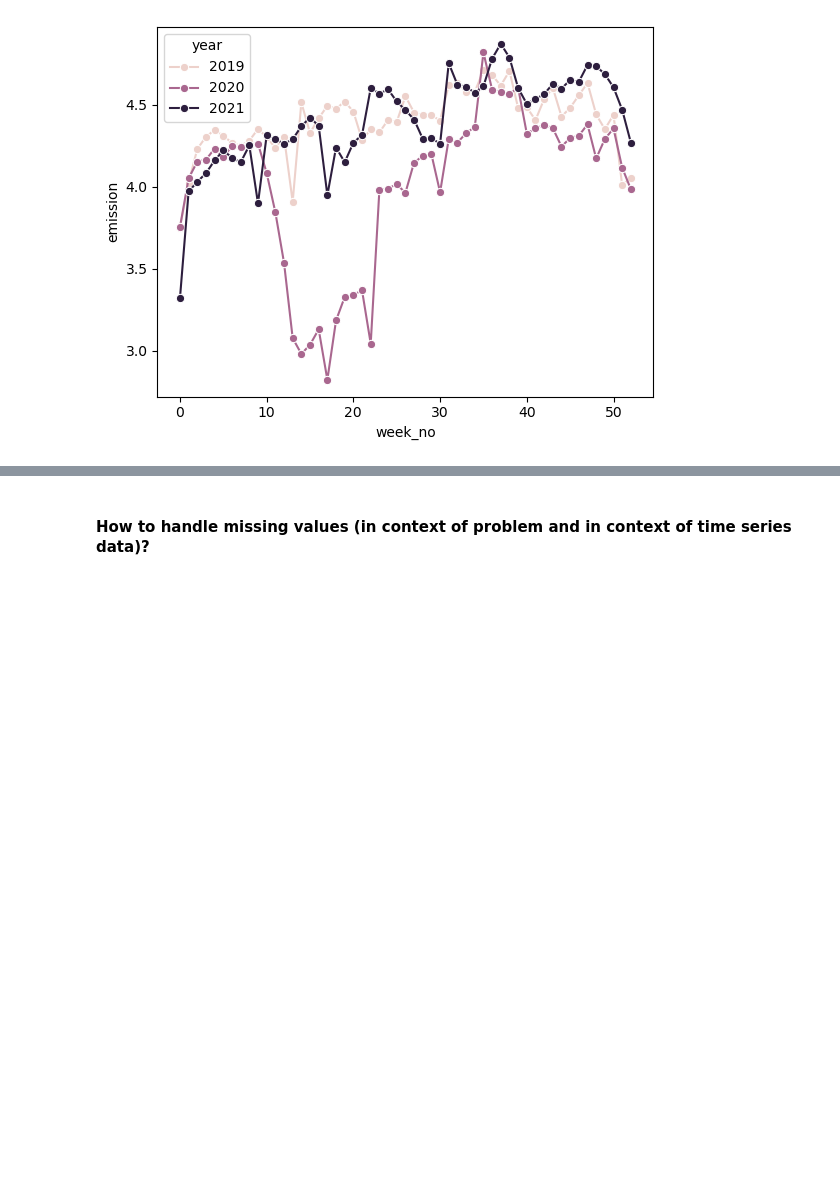
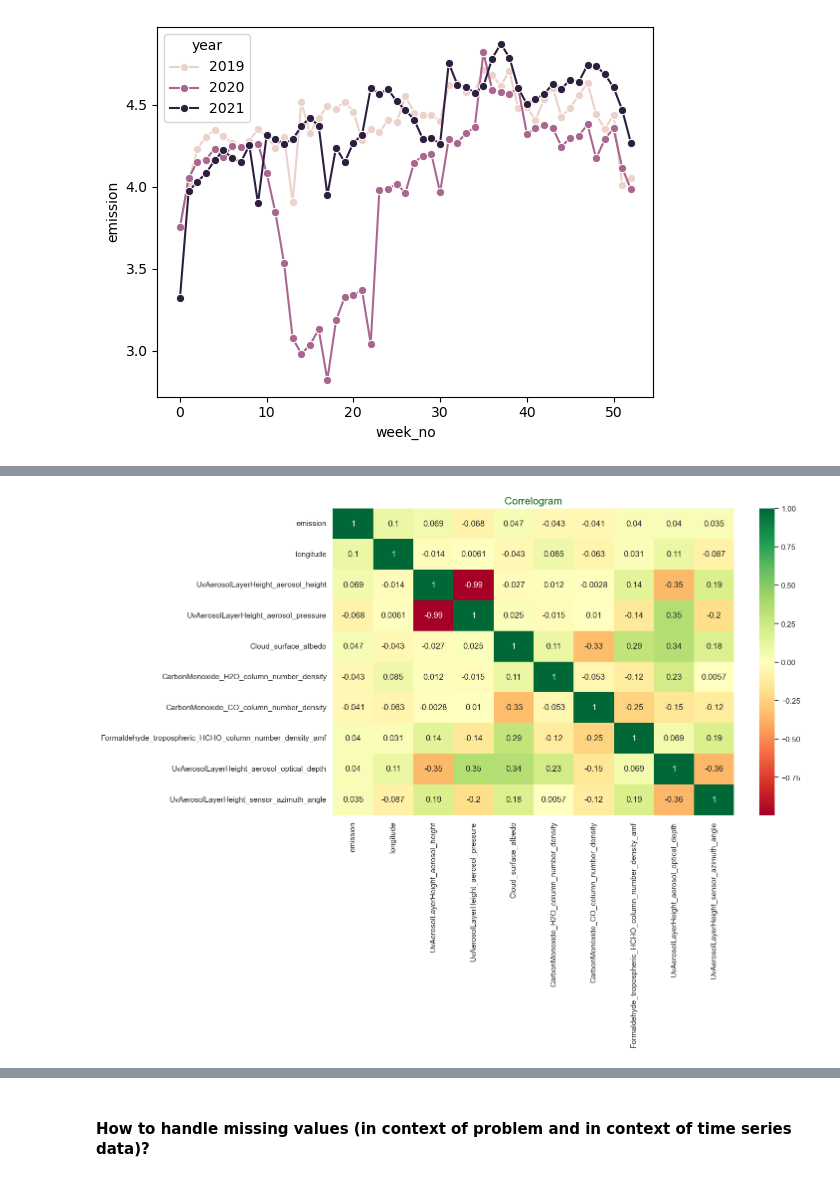
Before and after one commit to aschlecht1/MLM24_Predict-CO2-Emissions-in-Rwanda, a Jupyter notebook: CO2 Emissions (ML Marathon 2024).ipynb, the cells around one changed output, grey strips where cells are left out. Saved outputs shown, nothing was run; the diff lists cells and outputs as text; code cells hidden in the pictures; blank space fills up the shorter version.

```diff
--- a/CO2 Emissions (ML Marathon 2024).ipynb
+++ b/CO2 Emissions (ML Marathon 2024).ipynb
@@ -191,0 +209,6 @@ Name: year, dtype: int64
+# %%
+correlation_subsetdf = df.iloc[:, 1:(len(df.columns)-1)].corr()
+# %%
+# Ten variables that are most highly correlated with emission
+top10_corrs = abs(correlation_subsetdf['emission']).sort_values(ascending = False).head(10)
+top10_corrs
@@ -191,0 +227,9 @@ Name: year, dtype: int64
+# %%
+# Create a heatmap displaying correlation between features
+corr = df[list(top10_corrs.index)].corr()
+plt.figure(figsize = (13, 8))
+sns.heatmap(corr, cmap='RdYlGn', annot = True, center = 0)
+plt.title('Correlogram', fontsize = 15, color = 'darkgreen')
+plt.show()
+# %% [output]
+[figure, added]
```
Also changed, not shown: parts of 34 cells of this notebook.
